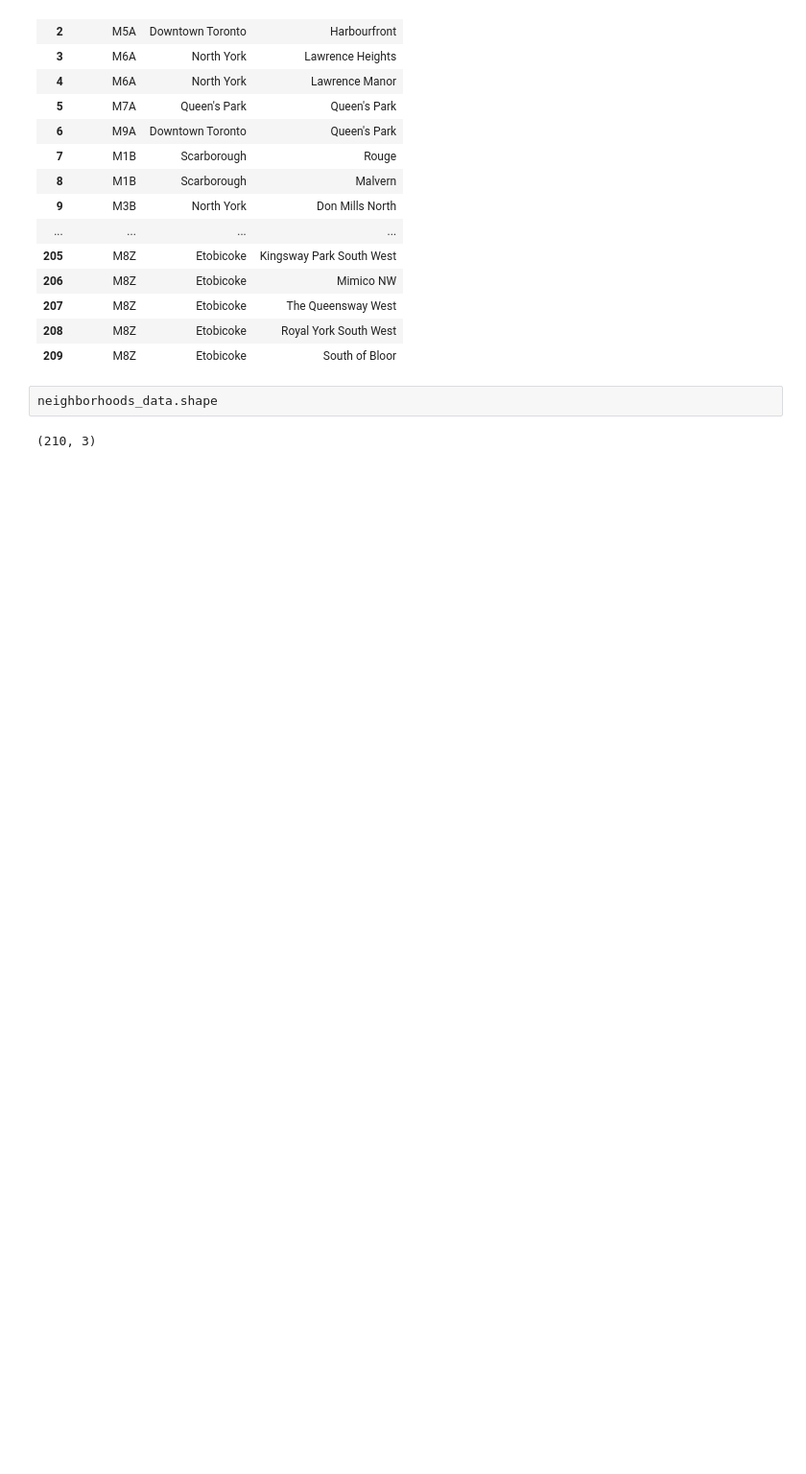
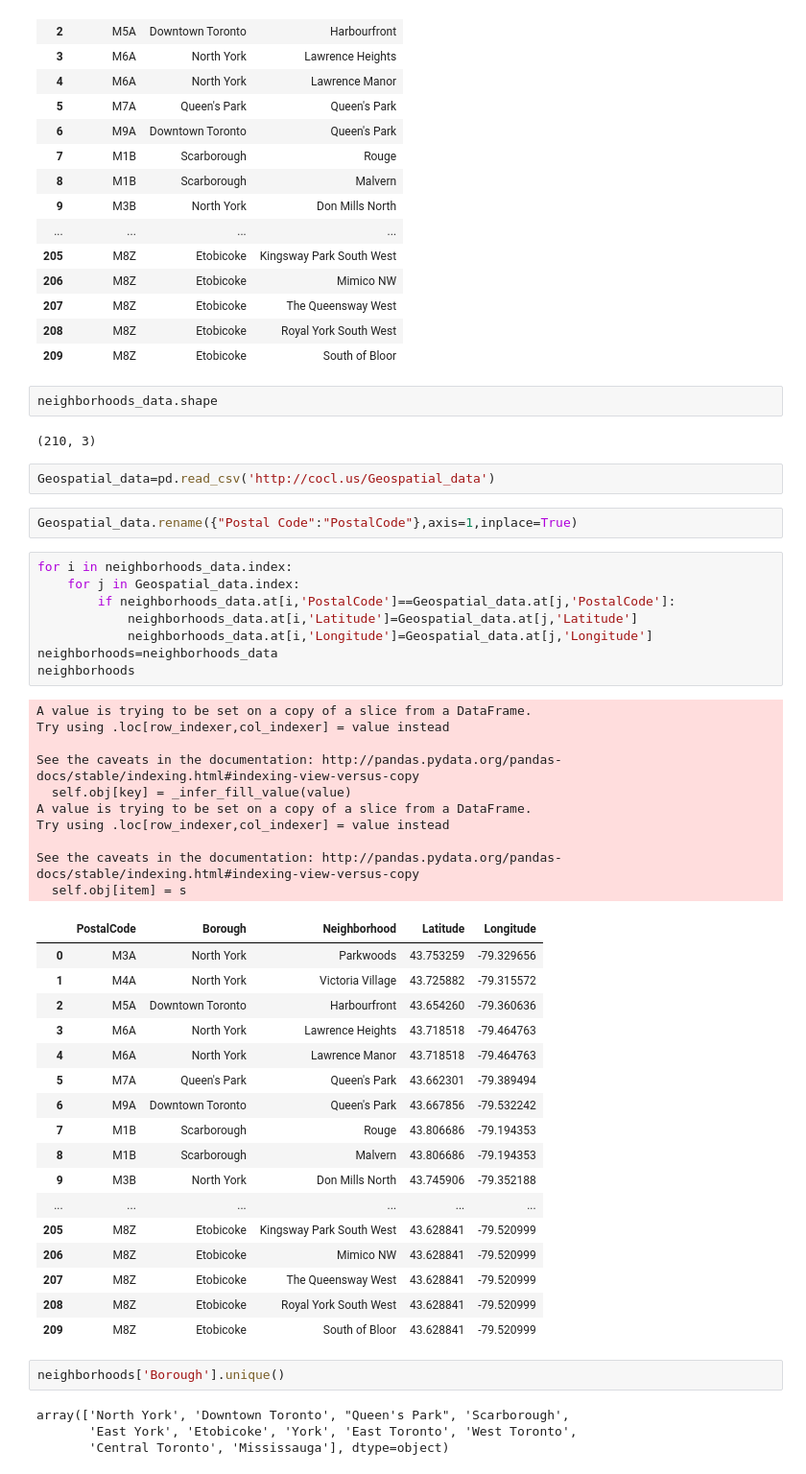
Before and after one commit to CEH-Zero/Coursera_Capstone, a Jupyter notebook: Segmenting and Clustering Neighborhoods.ipynb, the cells around one changed output. Shown at 96% size. Drawn from its saved outputs; the diff is of its cells as text; blank space fills up the shorter version.

```diff
--- a/Segmenting and Clustering Neighborhoods.ipynb
+++ b/Segmenting and Clustering Neighborhoods.ipynb
@@ -81,3 +98,49 @@ See the caveats in the documentation: http://pandas.pydata.org/pandas-docs/stabl
 neighborhoods_data.shape
 # %% [output]
 (210, 3)
+# %%
+Geospatial_data=pd.read_csv('http://cocl.us/Geospatial_data')
+# %%
+Geospatial_data.rename({"Postal Code":"PostalCode"},axis=1,inplace=True)
+# %%
+for i in neighborhoods_data.index:
+    for j in Geospatial_data.index:
+        if neighborhoods_data.at[i,'PostalCode']==Geospatial_data.at[j,'PostalCode']:
+            neighborhoods_data.at[i,'Latitude']=Geospatial_data.at[j,'Latitude']
+            neighborhoods_data.at[i,'Longitude']=Geospatial_data.at[j,'Longitude']
+neighborhoods=neighborhoods_data
+neighborhoods
+# %% [output]
+A value is trying to be set on a copy of a slice from a DataFrame.
+Try using .loc[row_indexer,col_indexer] = value instead
+
+See the caveats in the documentation: http://pandas.pydata.org/pandas-docs/stable/indexing.html#indexing-view-versus-copy
+  self.obj[key] = _infer_fill_value(value)
+A value is trying to be set on a copy of a slice from a DataFrame.
+Try using .loc[row_indexer,col_indexer] = value instead
+
+See the caveats in the documentation: http://pandas.pydata.org/pandas-docs/stable/indexing.html#indexing-view-versus-copy
+  self.obj[item] = s
+|  | PostalCode | Borough | Neighborhood | Latitude | Longitude |
+| 0 | M3A | North York | Parkwoods | 43.753259 | -79.329656 |
+| 1 | M4A | North York | Victoria Village | 43.725882 | -79.315572 |
+| 2 | M5A | Downtown Toronto | Harbourfront | 43.654260 | -79.360636 |
+| 3 | M6A | North York | Lawrence Heights | 43.718518 | -79.464763 |
+| 4 | M6A | North York | Lawrence Manor | 43.718518 | -79.464763 |
+| 5 | M7A | Queen's Park | Queen's Park | 43.662301 | -79.389494 |
+| 6 | M9A | Downtown Toronto | Queen's Park | 43.667856 | -79.532242 |
+| 7 | M1B | Scarborough | Rouge | 43.806686 | -79.194353 |
+| 8 | M1B | Scarborough | Malvern | 43.806686 | -79.194353 |
+| 9 | M3B | North York | Don Mills North | 43.745906 | -79.352188 |
+| ... | ... | ... | ... | ... | ... |
+| 205 | M8Z | Etobicoke | Kingsway Park South West | 43.628841 | -79.520999 |
+| 206 | M8Z | Etobicoke | Mimico NW | 43.628841 | -79.520999 |
+| 207 | M8Z | Etobicoke | The Queensway West | 43.628841 | -79.520999 |
+| 208 | M8Z | Etobicoke | Royal York South West | 43.628841 | -79.520999 |
+| 209 | M8Z | Etobicoke | South of Bloor | 43.628841 | -79.520999 |
+# %%
+neighborhoods['Borough'].unique()
+# %% [output]
+array(['North York', 'Downtown Toronto', "Queen's Park", 'Scarborough',
+       'East York', 'Etobicoke', 'York', 'East Toronto', 'West Toronto',
+       'Central Toronto', 'Mississauga'], dtype=object)
```
Also changed, not shown: parts of 37 cells of this notebook.
